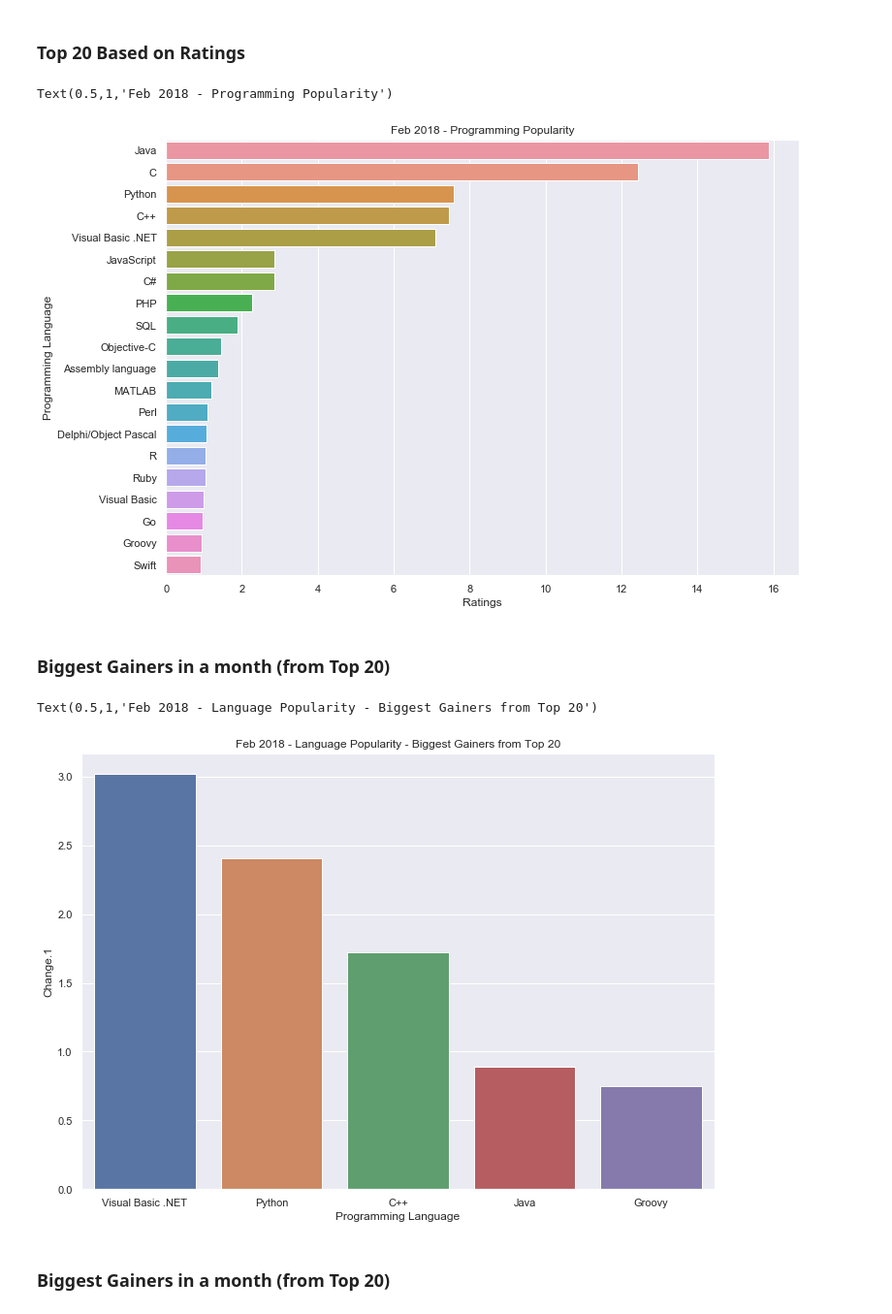
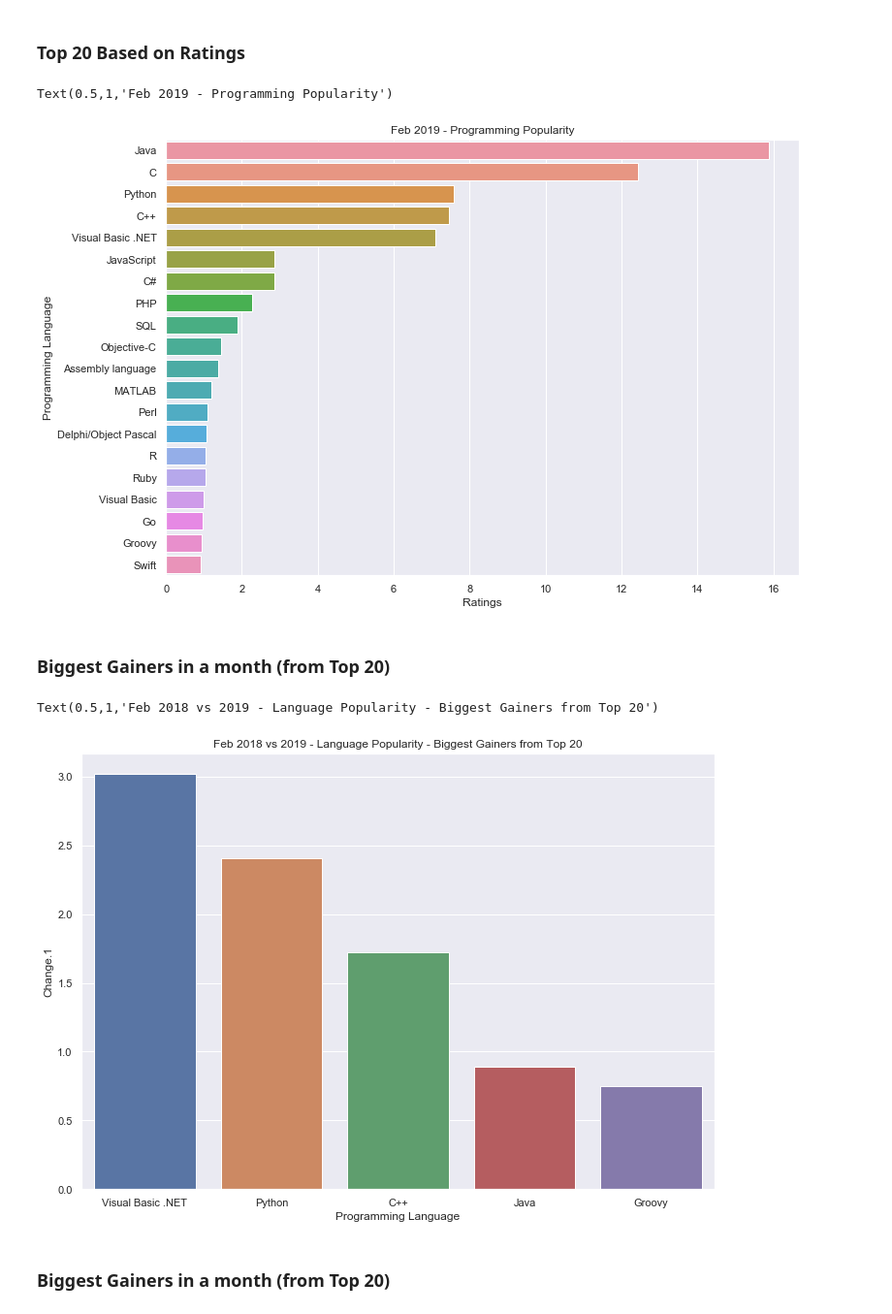
Before and after one commit to amrrs/visualize_tiobeindexpy, a Jupyter notebook: Visualize Programming Language Popularity using tiobeindexpy.ipynb, the cells around one changed output. Shown at 97% size. Cells and saved outputs as stored; diff of their text form; code cells hidden in the pictures.

```diff
--- a/Visualize Programming Language Popularity using tiobeindexpy.ipynb
+++ b/Visualize Programming Language Popularity using tiobeindexpy.ipynb
@@ -32,9 +32,9 @@ top_20['Ratings'] = top_20.loc[:,'Ratings'].apply(lambda x: float(x.strip("%")))
 # %% [markdown]
 ### Top 20 Based on Ratings
 # %%
-sns.barplot('Ratings', 'Programming Language', data = top_20).set_title('Feb 2018 - Programming Popularity')
+sns.barplot('Ratings', 'Programming Language', data = top_20).set_title('Feb 2019 - Programming Popularity')
 # %% [output]
-Text(0.5,1,'Feb 2018 - Programming Popularity')
+Text(0.5,1,'Feb 2019 - Programming Popularity')
 [figure]
 # %% [markdown]
 ### Biggest Gainers in a month (from Top 20)
@@ -42,10 +42,10 @@ Text(0.5,1,'Feb 2018 - Programming Popularity')
 top_20['Change.1'] = top_20.loc[:,'Change.1'].apply(lambda x: float(x.strip("%")))
 # %%
 sns.barplot('Programming Language', 'Change.1',
-            data = top_20.sort_values("Change.1",ascending = False)[0:5]).set_title('Feb 2018 - Language Popularity - Biggest Gainers from Top 20')
+            data = top_20.sort_values("Change.1",ascending = False)[0:5]).set_title('Feb 2018 vs 2019 - Language Popularity - Biggest Gainers from Top 20')
 # %% [output]
-Text(0.5,1,'Feb 2018 - Language Popularity - Biggest Gainers from Top 20')
+Text(0.5,1,'Feb 2018 vs 2019 - Language Popularity - Biggest Gainers from Top 20')
-[figure, old version]
+[figure, new version]
 # %% [markdown]
 ### Biggest Gainers in a month (from Top 20)
 # %%
```
Also changed, not shown: parts of 2 cells of this notebook, 1 other file.
